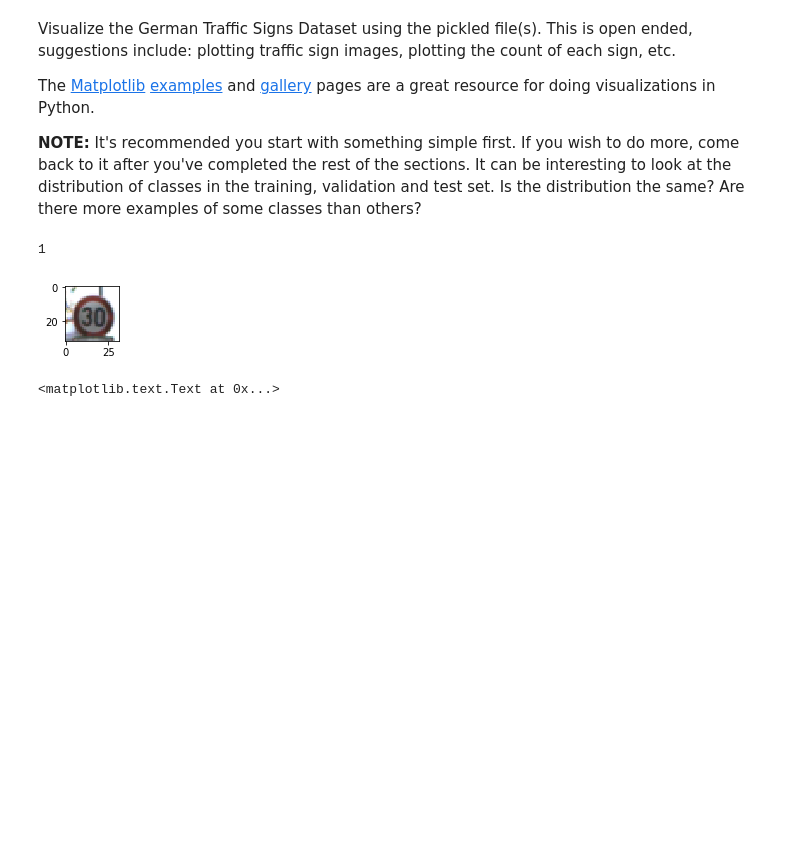
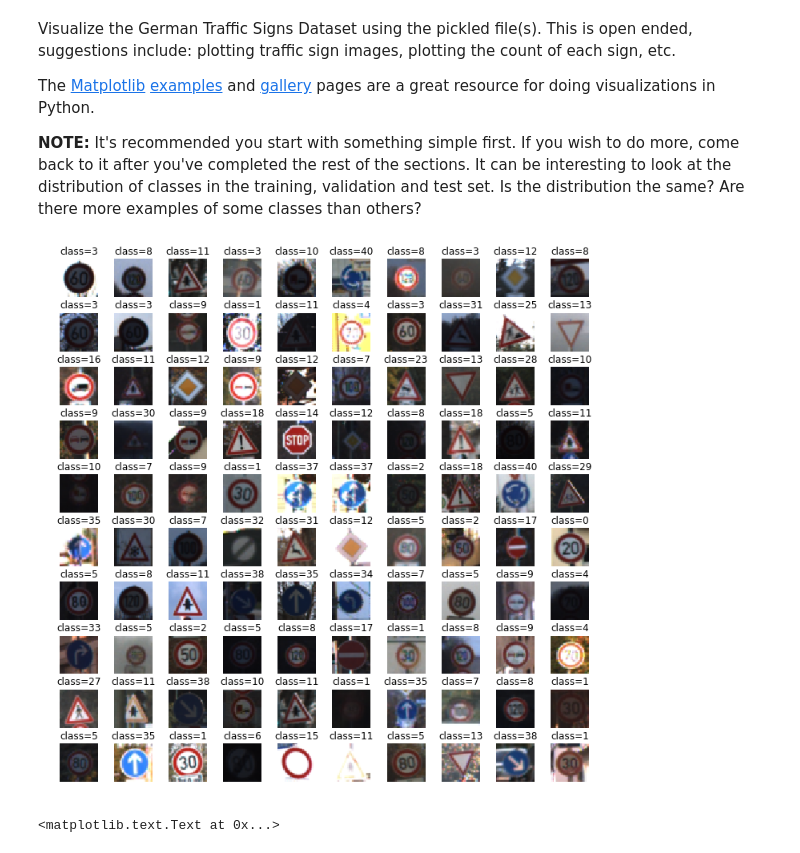
Before and after one commit to var7/CarND-Traffic-Sign-Classifier-Project, a Jupyter notebook: Traffic_Sign_Classifier.ipynb, the cells around one changed output. Cells and saved outputs as stored; diff of their text form; code cells hidden in the pictures; blank space fills up the shorter version.

```diff
--- a/Traffic_Sign_Classifier.ipynb
+++ b/Traffic_Sign_Classifier.ipynb
@@ -96,15 +97,5 @@ The [Matplotlib](http://matplotlib.org/) [examples](http://matplotlib.org/exampl
 import random
 import matplotlib.pyplot as plt
 # Visualizations will be shown in the notebook.
+import matplotlib.gridspec as gridspec
 %matplotlib inline
-
-# randomly visualize an image
-index = random.randint(0, len(X_train))
-image = X_train[index]
-
-plt.figure(figsize=(1,1))
-plt.imshow(image)
-print(y_train[index])
-# %% [output]
-1
-[figure, removed]
@@ -111,3 +128,35 @@ print(y_train[index])
+# %%
+from sklearn.utils import shuffle
+
+def show_multiple_images(images, labels, no_imgs = 100, fig_size=(12, 12)):
+    np.random.seed(2017)
+    grid_size = int(np.ceil(no_imgs**0.5))
+    imgs_shuff, labls_shuff = shuffle(images, labels)
+    imgs = imgs_shuff[0:no_imgs]
+    labls = labls_shuff[0:no_imgs]
+    no_labls = labls.shape[0]
+    no_imgs, im_height, im_width, im_channels = imgs.shape
+#     if(no_imgs != no_labels):
+#         print('Number of labels is not equal to the number of images')
+#         return 0
+
+    fig = plt.figure(figsize=fig_size)
+
+    gs = gridspec.GridSpec(grid_size, grid_size)
+    gs.update(hspace=0.4)
+
+    for i, img in enumerate(imgs):
+        ax1 = plt.subplot(gs[i])
+        ax1.imshow(img)
+        ax1.axis('off')
+        ax1.set_title('class={}'.format(labls[i]))
+
+    fig.tight_layout
+    plt.show()
+
+show_multiple_images(X_train, y_train)
+# %% [output]
+[figure, added]
 # %%
 # visualize traffic signal sign
 # traffic signal
```
Also changed, not shown: parts of 21 cells of this notebook, 7 other files.
